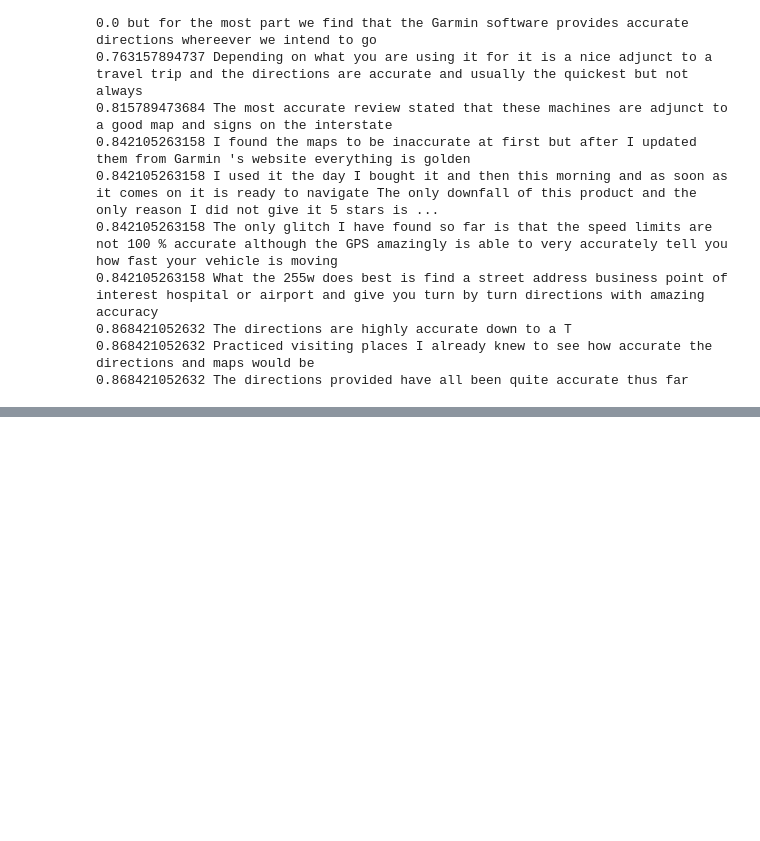
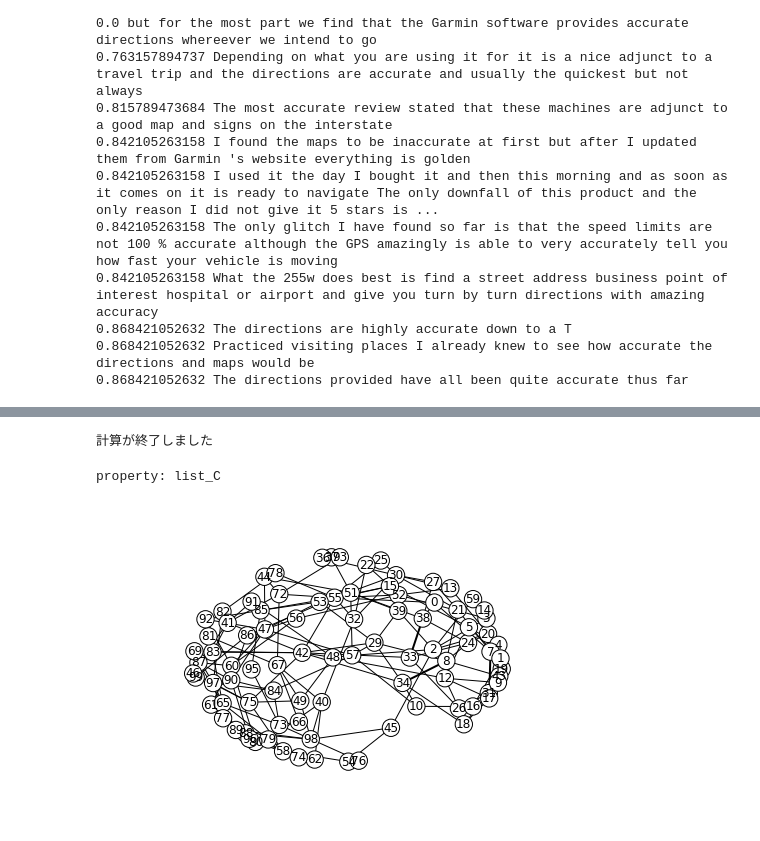
Before and after one commit to kenchin110100/submodular, a Jupyter notebook: code_test.ipynb, the cells around one changed output, grey strips where cells are left out. Drawn from its saved outputs; the diff is of its cells as text; code cells hidden in the pictures; blank space fills up the shorter version.

```diff
--- a/code_test.ipynb
+++ b/code_test.ipynb
@@ -322,0 +326,79 @@ but for the most part we find that the Garmin software provides accurate directi
+# %%
+list_bag = []
+elements = [i for i in range(100)]
+weight_high = [2.5 for i in range(20)]
+weight_middle = [2 for i in range(20)]
+weight_low = [1.5 for i in range(10)]
+weight_none = [0 for i in range(40)]
+weights1 = weight_high + weight_middle + weight_low + weight_none
+weights1 = np.array(weights1)/float(np.sum(weights1))
+
+for i in range(40):
+    list_tmp = []
+    for j in range(4):
+        list_tmp.append(np.random.choice(elements, p=weights1))
+    list_bag.append(list_tmp)
+
+weights2 = weight_none + weight_low + weight_middle + weight_high
+weights2 = np.array(weights2)/float(np.sum(weights2))
+
+for i in range(40):
+    list_tmp = []
+    for j in range(4):
+        list_tmp.append(np.random.choice(elements, p=weights2))
+    list_bag.append(list_tmp)
+
+list_bag = [[str(num) for num in row] for row in list_bag]
+list_id_document = [[i, row] for i, row in enumerate(list_bag)]
+MGSM = Multiplex_GraphSubModular(list_sep_all=list_bag,
+                                 list_sep=list_bag,
+                                 weighted=True)
+MGSM.m_greedy(num_w=20,
+              r=1,
+              scale=0,
+              a=0.7,
+              b=0.3)
+# %% [output]
+計算が終了しました
+# %%
+list_edgelist = []
+for row in list_bag:
+    for i in range(len(row)-1):
+        list_edgelist.append((row[i], row[i+1]))
+
+list_edge = []
+for edge, weight in collections.Counter(list_edgelist).items():
+    list_edge.append([edge, weight])
+list_node = sorted(list(set([node for row in list_edge for node in row[0]])))
+
+import networkx as nx
+Graph = nx.Graph()
+Graph.add_nodes_from(list_node)
+for row in list_edge:
+    Graph.add_edge(row[0][0], row[0][1], weight=row[1])
+
+pos = nx.spring_layout(Graph)
+# %%
+list_C = MGSM.list_C
+plt.figure()
+#nx.draw_networkx_nodes(Graph, pos, node_size=200, node_color='white')
+listcolor = []
+for num in Graph.nodes():
+    if num in list_C[0][1]:
+        listcolor.append('w')
+    #elif num in list_C[3][1]:
+        #listcolor.append('#ff3333')
+    #elif num in list_C[2][1]:
+        #listcolor.append('#ff6666')
+    #elif num in list_C[1][1]:
+        #listcolor.append('#ff9999')
+    #elif num in list_C[0][1]:
+        #listcolor.append('#ffcccc')
+    else:
+        listcolor.append('w')
+weights = [Graph[u][v]['weight'] for u,v in Graph.edges()]
+nx.draw(Graph, pos, with_labels=True, node_color=listcolor, width=weights*10)
+plt.show()
+# %% [output]
+property: list_C
+[figure, added]
```
Also changed, not shown: parts of 7 cells of this notebook, 7 other files.
